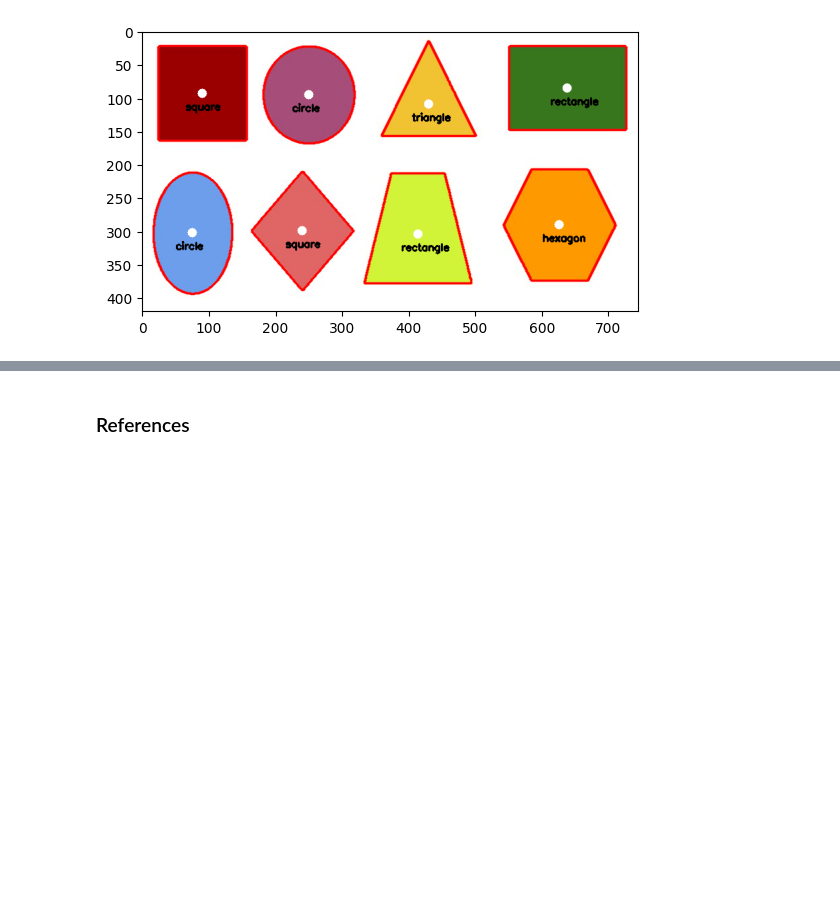
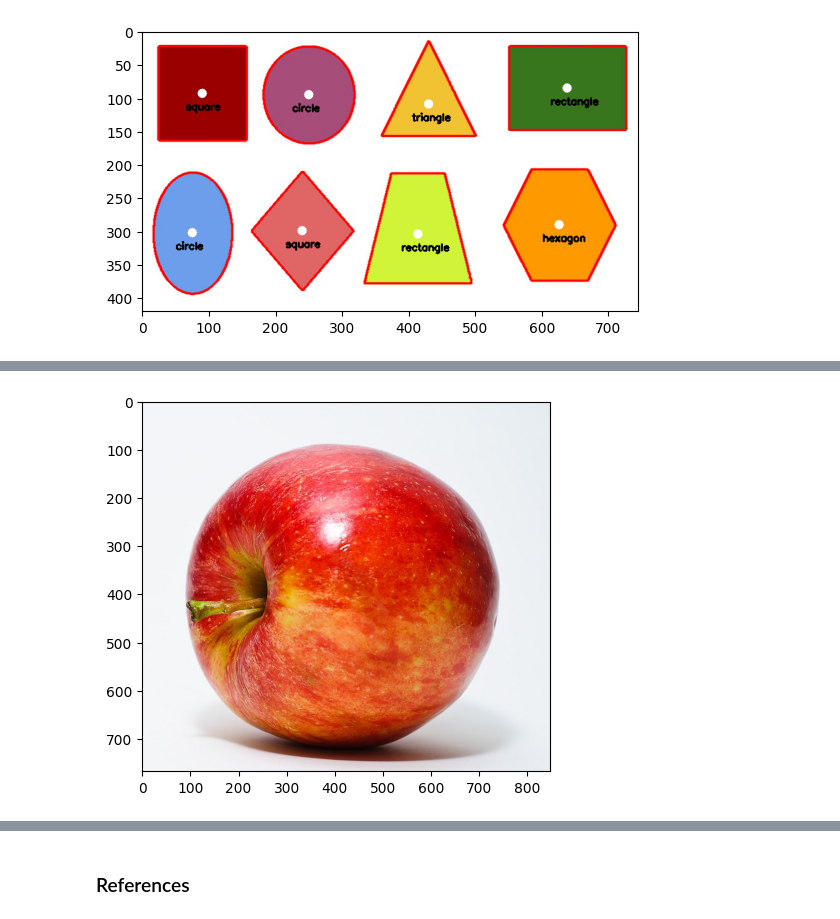
Before and after one commit to naufalihsan/opencv, a Jupyter notebook: 04_image_analysis_and_histogram.ipynb, the cells around one changed output, grey strips where cells are left out. Saved outputs shown, nothing was run; the diff lists cells and outputs as text; code cells hidden in the pictures; blank space fills up the shorter version.

```diff
--- a/04_image_analysis_and_histogram.ipynb
+++ b/04_image_analysis_and_histogram.ipynb
@@ -315,0 +367,7 @@ plt.show()
+# %%
+img_rgb = cv2.cvtColor(img, cv2.COLOR_BGR2RGB)
+# %%
+plt.imshow(img_rgb)
+plt.show()
+# %% [output]
+[figure, added]
```
Also changed, not shown: parts of 48 cells of this notebook, 1 other file.
